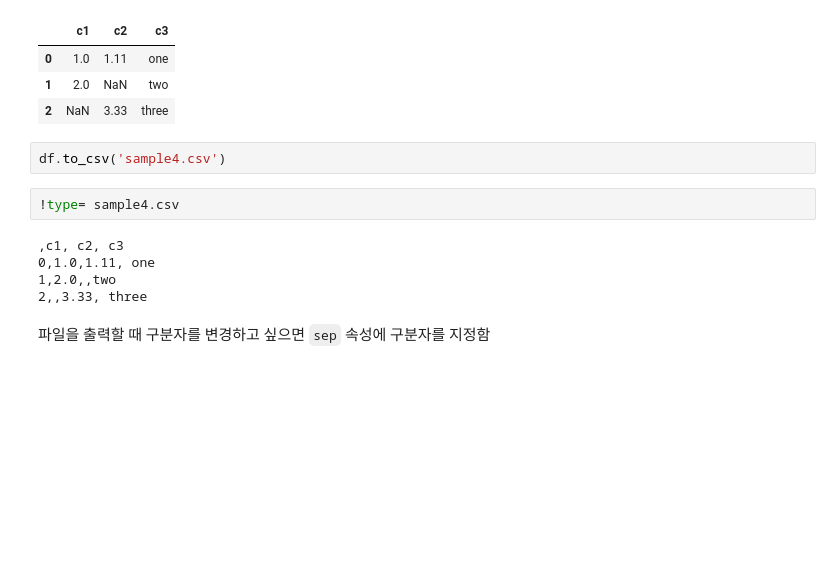
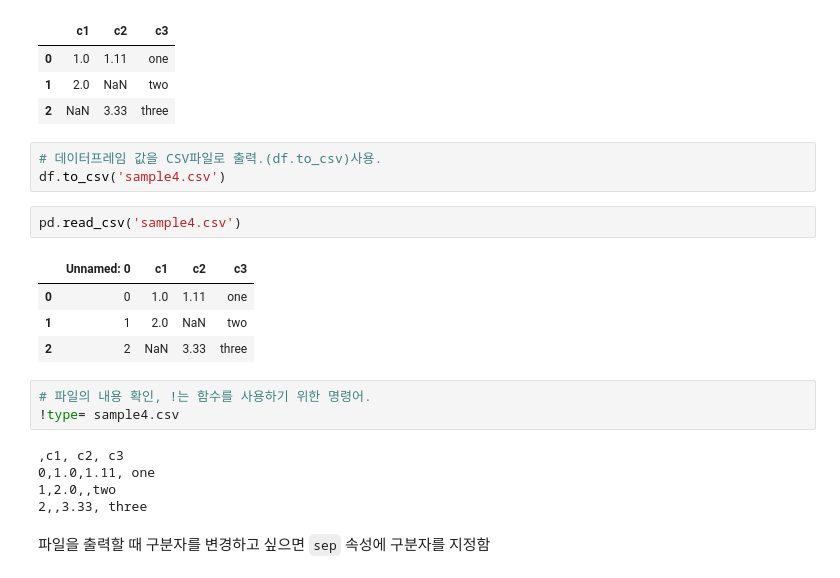
Before and after one commit to kia0919/ptyhon, a Jupyter notebook: pandas_data_analysis/pandas_data_import.ipynb, the cells around one changed output. Saved outputs shown, nothing was run; the diff lists cells and outputs as text; blank space fills up the shorter version.

```diff
--- a/pandas_data_analysis/pandas_data_import.ipynb
+++ b/pandas_data_analysis/pandas_data_import.ipynb
@@ -84,9 +96,18 @@ df
 | 0 | 1.0 | 1.11 | one |
 | 1 | 2.0 | NaN | two |
 | 2 | NaN | 3.33 | three |
+# %%
+# 데이터프레임 값을 CSV파일로 출력.(df.to_csv)사용.
+df.to_csv('sample4.csv')
 # %%
-df.to_csv('sample4.csv')
+pd.read_csv('sample4.csv')
+# %% [output]
+|  | Unnamed: 0 | c1 | c2 | c3 |
+| 0 | 0 | 1.0 | 1.11 | one |
+| 1 | 1 | 2.0 | NaN | two |
+| 2 | 2 | NaN | 3.33 | three |
 # %%
+# 파일의 내용 확인, !는 함수를 사용하기 위한 명령어.
 !type= sample4.csv
 # %% [output]
 ,c1, c2, c3
```
Also changed, not shown: parts of 25 cells of this notebook, 2 other files.
